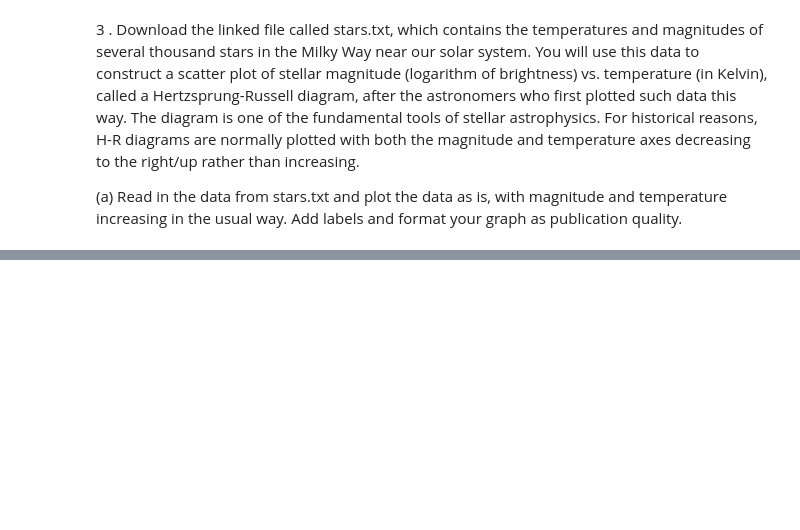
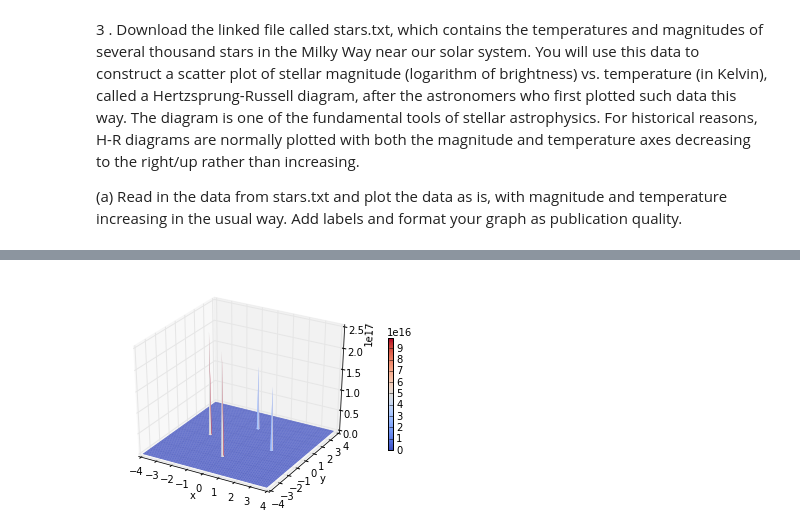
Before and after one commit to dytucker/PHYS202-S14, a Jupyter notebook: Graphics/GraphicsExercises.ipynb, the cells around one changed output, grey strips where cells are left out. Drawn from its saved outputs; the diff is of its cells as text; code cells hidden in the pictures; blank space fills up the shorter version.

```diff
--- a/Graphics/GraphicsExercises.ipynb
+++ b/Graphics/GraphicsExercises.ipynb
@@ -97,0 +191,44 @@ plt.show()
+# %%
+from mpl_toolkits.mplot3d import Axes3D
+from matplotlib import cm
+
+#make the x-y grid to cover the plane -4<x<4 and -4<y<4 in steps of 0.08 (or 101 bins)
+dx = 0.08
+dy = 0.08
+#redefining limits
+x = np.arange(-4, 4, dx)
+y = np.arange(-4, 4, dy)
+x, y = np.meshgrid(x, y)
+
+#make the function, V(x,y)
+k = 8.9875517873681764 * 109;
+q1 = -1.0;
+q2 = -1.0;
+q3 = 1.0;
+q4 = 1.0;
+d = 2
+V=(k*q3/(x**2+(y-d)**2)**(1/2.)) + (k*q4/(x**2+(y+d)**2)**(1/2.)) - (k*q1/((x+d)**2+(y)**2)**(1/2.)) - (k*q2/((x-d)**2+(y)**2)**(1/2.))
+
+#To use 3D graphics in matplotlib, we first need to create an axes instance of the class Axes3D.
+#3D axes can be added to a matplotlib figure canvas in exactly the same way as 2D axes, but a
+#convenient way to create a 3D axis instance is to use the projection='3d' keyword argument to
+#the add_axes or add_subplot functions.
+
+fig = figure()
+
+#Call the "get current axis" method on the figure object and set the projection to 3D
+ax = fig.gca(projection='3d')
+p = ax.plot_surface(x, y, V, rstride=1, cstride=1, linewidth=0,cmap=cm.coolwarm)
+
+#To understand what the arguments to the plotting function do, try calling the help:
+#help(Axes3D.plot surface). In particular, investigate the colormap option. You can
+#also add a color bar to represent the value of the potential at each space point (x, y)
+cb = fig.colorbar(p, shrink=0.5)
+
+xlabel("x")
+ylabel("y")
+
+#show()
+savefig("Quadpole.png")
+# %% [output]
+[figure, added]
```
Also changed, not shown: parts of 13 cells of this notebook, 4 other files.
